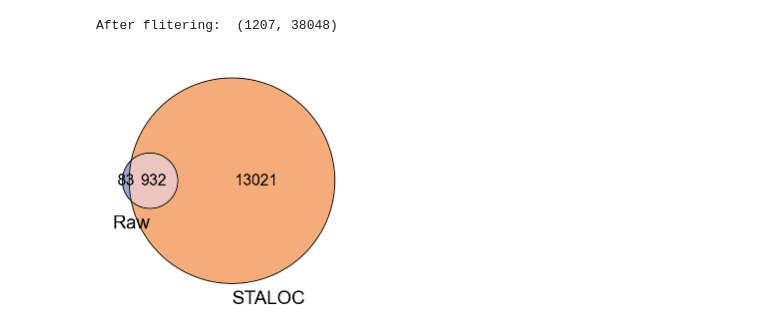
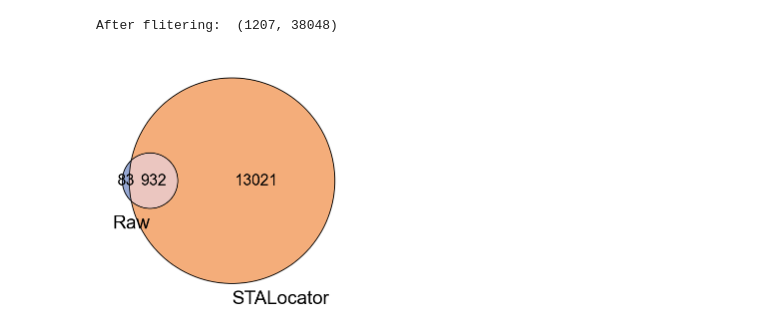
Before and after one commit to zhanglabtools/STALocator, a Jupyter notebook: tutorials/T5_mouse_visual_cortex_starmap.ipynb, the cells around one changed output. Saved outputs shown, nothing was run; the diff lists cells and outputs as text; code cells hidden in the pictures.

```diff
--- a/tutorials/T5_mouse_visual_cortex_starmap.ipynb
+++ b/tutorials/T5_mouse_visual_cortex_starmap.ipynb
@@ -70,8 +70,8 @@ experiment_path="T5"
 if not os.path.exists(experiment_path):
     os.makedirs(experiment_path)
 # %%
-model = STALOC.model.Model(resolution="high", batch_size=200, train_epoch=5000, seed=1234, lambdacos=15, lambdaSWD = 2,
-                           model_path = "T5/models", data_path = "T5/data", result_path = "T5/results", device="cuda:0")
+model = STALocator.model.Model(resolution="high", batch_size=200, train_epoch=5000, seed=1234, lambdacos=15, lambdaSWD = 2,
+                               model_path = "T5/models", data_path = "T5/data", result_path = "T5/results", device="cuda:0")
 # %%
 model.preprocess(adata_sc, adata_ST)
 # %% [output]
@@ -215,9 +215,9 @@ hs_results.to_csv("T5/results/hotspot_results_raw.csv")
 hs_staloc_results.to_csv("T5/results/hotspot_results_staloc.csv")
 # %%
 sc.set_figure_params(dpi=80, figsize=(4, 4))
-g=venn2(subsets = [set(hs_genes), set(hs_staloc_genes)], set_labels = ["Raw","STALOC"],
+g=venn2(subsets = [set(hs_genes), set(hs_staloc_genes)], set_labels = ["Raw","STALocator"],
         set_colors=("#4f6db4", "#ec7722"),alpha=0.6,normalize_to=1.0)
 g=venn2_circles(subsets = [set(hs_genes), set(hs_staloc_genes)], linewidth=0.8, color="black")
 plt.show()
 # %% [output]
-[figure, old version]
+[figure, new version]
```
Also changed, not shown: parts of 2 cells of this notebook, 8 other files.
